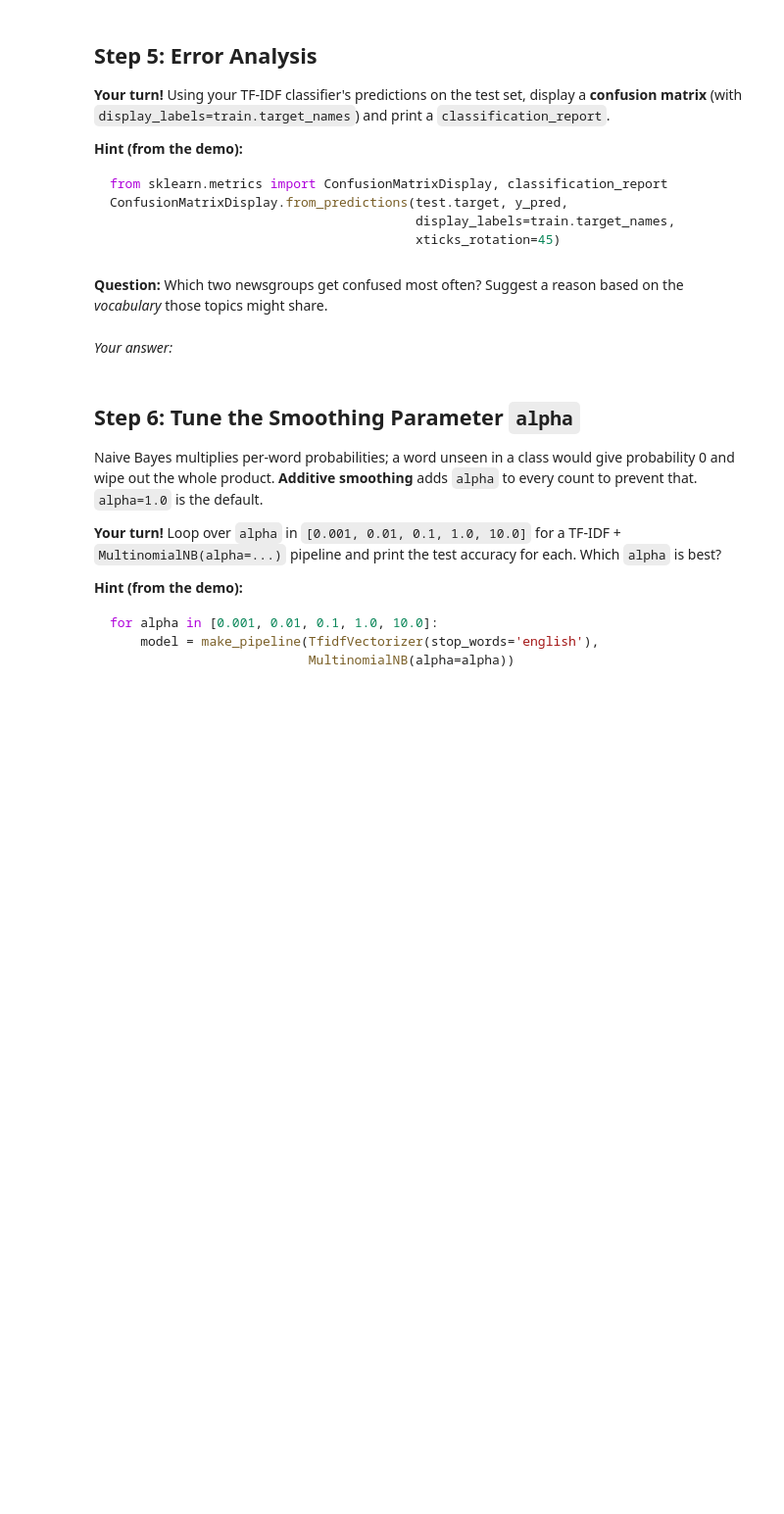
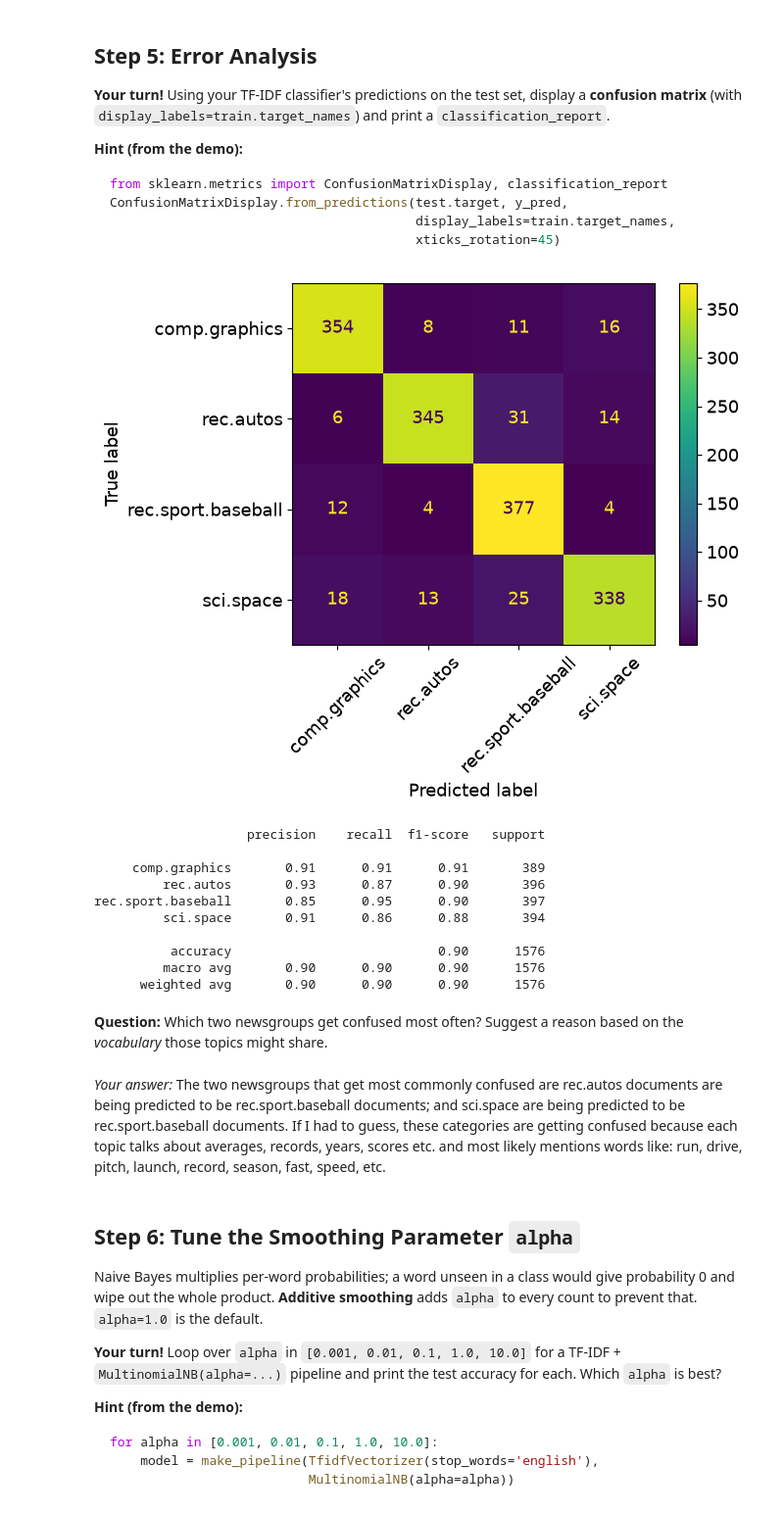
Before and after one commit to tkatz123/IST707-Notebooks, a Jupyter notebook: week5/week5_naive_bayes_inclass_exercise.ipynb, the cells around one changed output. Shown at 98% size. Saved outputs shown, nothing was run; the diff lists cells and outputs as text; code cells hidden in the pictures; blank space fills up the shorter version.

````diff
--- a/week5/week5_naive_bayes_inclass_exercise.ipynb
+++ b/week5/week5_naive_bayes_inclass_exercise.ipynb
@@ -124,6 +165,16 @@ from sklearn.feature_extraction.text import TfidfVectorizer
 tfidf_clf = make_pipeline(TfidfVectorizer(stop_words='english'), MultinomialNB())
 ```
 # %%
+from sklearn.feature_extraction.text import TfidfVectorizer
+
 # TODO: Build a TF-IDF + MultinomialNB pipeline; print its test accuracy
 #       alongside the CountVectorizer result.
 # Your code here:
+
+tfidf_clf = make_pipeline(TfidfVectorizer(stop_words = 'english'), MultinomialNB())
+tfidf_clf.fit(train.data, train.target)
+
+tfidf_preds = tfidf_clf.predict(test.data)
+
+print('CountVectorizer accuracy:', accuracy_score(test.target, nb_preds))
+print('TF-IDF accuracy:        ', accuracy_score(test.target, tfidf_preds))
@@ -144,13 +198,35 @@ ConfusionMatrixDisplay.from_predictions(test.target, y_pred,
                                         xticks_rotation=45)
 ```
 # %%
+from sklearn.metrics import ConfusionMatrixDisplay, classification_report
+
 # TODO: Display the confusion matrix and print the classification report
 #       for your TF-IDF classifier.
 # Your code here:
+
+
+ConfusionMatrixDisplay.from_predictions(test.target, tfidf_preds,
+                                        display_labels=train.target_names,
+                                        xticks_rotation=45)
+plt.show()
+
+print(classification_report(test.target, tfidf_preds, target_names=train.target_names))
+# %% [output]
+[figure, added]
+                    precision    recall  f1-score   support
+
+     comp.graphics       0.91      0.91      0.91       389
+         rec.autos       0.93      0.87      0.90       396
+rec.sport.baseball       0.85      0.95      0.90       397
+         sci.space       0.91      0.86      0.88       394
+
+          accuracy                           0.90      1576
+         macro avg       0.90      0.90      0.90      1576
+      weighted avg       0.90      0.90      0.90      1576
 # %% [markdown]
 **Question:** Which two newsgroups get confused most often? Suggest a reason based on the *vocabulary* those topics might share.
-# %% [markdown]
-*Your answer:*
+# %% [markdown]
+*Your answer:* The two newsgroups that get most commonly confused are rec.autos documents are being predicted to be rec.sport.baseball documents; and sci.space are being predicted to be rec.sport.baseball documents. If I had to guess, these categories are getting confused because each topic talks about averages, records, years, scores etc. and most likely mentions words like: run, drive, pitch, launch, record, season, fast, speed, etc.
 # %% [markdown]
 ## Step 6: Tune the Smoothing Parameter `alpha`
 
````
Also changed, not shown: parts of 26 cells of this notebook.
